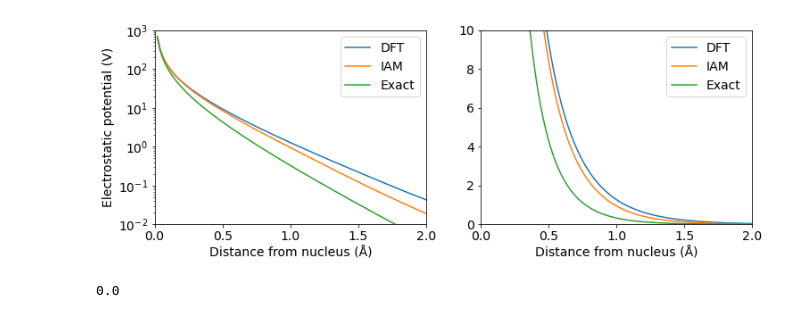
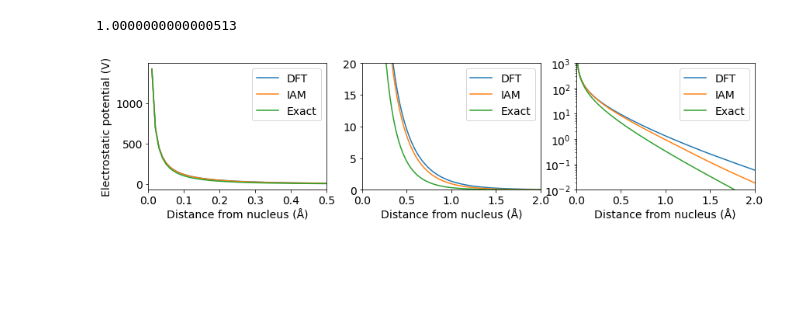
Before and after one commit to tem-elements/tem-elements, a Jupyter notebook: notebooks/H_atom.ipynb, the cells around one changed output. Saved outputs shown, nothing was run; the diff lists cells and outputs as text; code cells hidden in the pictures; blank space fills up the shorter version.

Commit message:
Modified atom example.

```diff
--- a/notebooks/H_atom.ipynb
+++ b/notebooks/H_atom.ipynb
@@ -5,10 +5,10 @@ from gpaw import GPAW, PW, FermiDirac
 from gpaw import restart
 
 # Size of the unit cell (Ångstrom)
-a = 10.0
+a = 6.0
 
 # Defining a single H atom at the corner of the cell.
-atoms = Atoms('H', positions=[(0, 0, 0)], cell=(a, a, a))
+atoms = Atoms('H', positions=[(0, 0, 0)], cell=(a, a, a), pbc=False)
 
 # Defining a GPAW planewave calculator.
 calc = GPAW(mode=PW(450),
@@ -24,17 +24,17 @@ from gpaw.utilities.ps2ae import PS2AE
 from ase.units import Bohr
 
 # Function for converting the pseudo electron density into the all-electron density on a given fine grid.
-h = 0.02
+h = 0.01
 t = PS2AE(calc, grid_spacing=h)
 
 # Smearing width for the nuclear potential.
-smear = 0.01 * Bohr
+smear = 0.005 * Bohr
 
 # Function for getting the full electrostatic potential; the sign is flipped and the zero level normalized.
 ps2ae = -t.get_electrostatic_potential(rcgauss=smear)
 ps2ae -= ps2ae.min()
 
-# Choosing a radial line passing through the nucleus.
+# Choosing a radial line passing through the nucleus for 1D plotting.
 dftpot = ps2ae[0,0]
 # %%
 from abtem.parametrizations import kirkland, load_kirkland_parameters
@@ -55,35 +55,48 @@ eps0 = 8.854188*10**-12;
 # Converting exact solution to Å.
 rH = r*10**-10
 
+# Broadens the nuclear part of the potential
+width = 1.027960117851623
+
 # Exact solution of the  electrostatic potential of hydrogen.
-y = q/(4*pi*eps0)*exp(-2*r[1:][:,2]/a0)/(rH[1:][:,2]) * (1 + rH[1:][:,2]/a0)
+y = q/(4*pi*eps0)*exp(-2*r[1:][:,2]/Bohr)/(rH[1:][:,2]) * (1.0*width + rH[1:][:,2]/Bohr)
+# %%
+dftpot[1]/y[0]
+# %% [output]
+1.0000000000000513
 # %%
+import matplotlib.pyplot as plt
+
 # Plotting the comparison between the three models.
-fig, (ax1, ax2) = plt.subplots(1, 2, figsize = (12,4))
+fig, (ax1, ax2, ax3) = plt.subplots(1, 3, figsize = (14,3))
 
-ax1.set_xlim((0.0,2.0));
-ax1.set_ylim((0.01,1000));
+ax1.set_xlim((0.0,0.5));
 ax1.plot(r[1:][:,2], dftpot[1:], label='DFT')
 ax1.plot(r[1:][:,2], iampot[1:][:,2], label='IAM')
 ax1.plot(r[1:][:,2], y, label='Exact');
 ax1.legend();
-ax1.set_yscale('log')
 ax1.set_xlabel('Distance from nucleus (Å)')
 ax1.set_ylabel('Electrostatic potential (V)')
 
 ax2.set_xlim((0.0,2.0));
-ax2.set_ylim((0.0,10.0));
+ax2.set_ylim((0.0,20.0));
 ax2.plot(r[1:][:,2], dftpot[1:], label='DFT')
 ax2.plot(r[1:][:,2], iampot[1:][:,2], label='IAM')
 ax2.plot(r[1:][:,2], y, label='Exact');
 ax2.legend();
 ax2.set_xlabel('Distance from nucleus (Å)')
 #ax2.set_ylabel('Electrostatic potential (V)')
 
+ax3.set_xlim((0.0,2.0));
+ax3.set_ylim((0.01,1000));
+ax3.plot(r[1:][:,2], dftpot[1:], label='DFT')
+ax3.plot(r[1:][:,2], iampot[1:][:,2], label='IAM')
+ax3.plot(r[1:][:,2], y, label='Exact');
+ax3.legend();
+ax3.set_yscale('log')
+ax3.set_xlabel('Distance from nucleus (Å)')
+#ax3.set_ylabel('Electrostatic potential (V)')
+
 plt.rcParams['font.size'] = 14
 # %% [output]
-[figure, old version]
+[figure, new version]
-# %%
-np.min(dftpot)
-# %% [output]
-0.0
```
